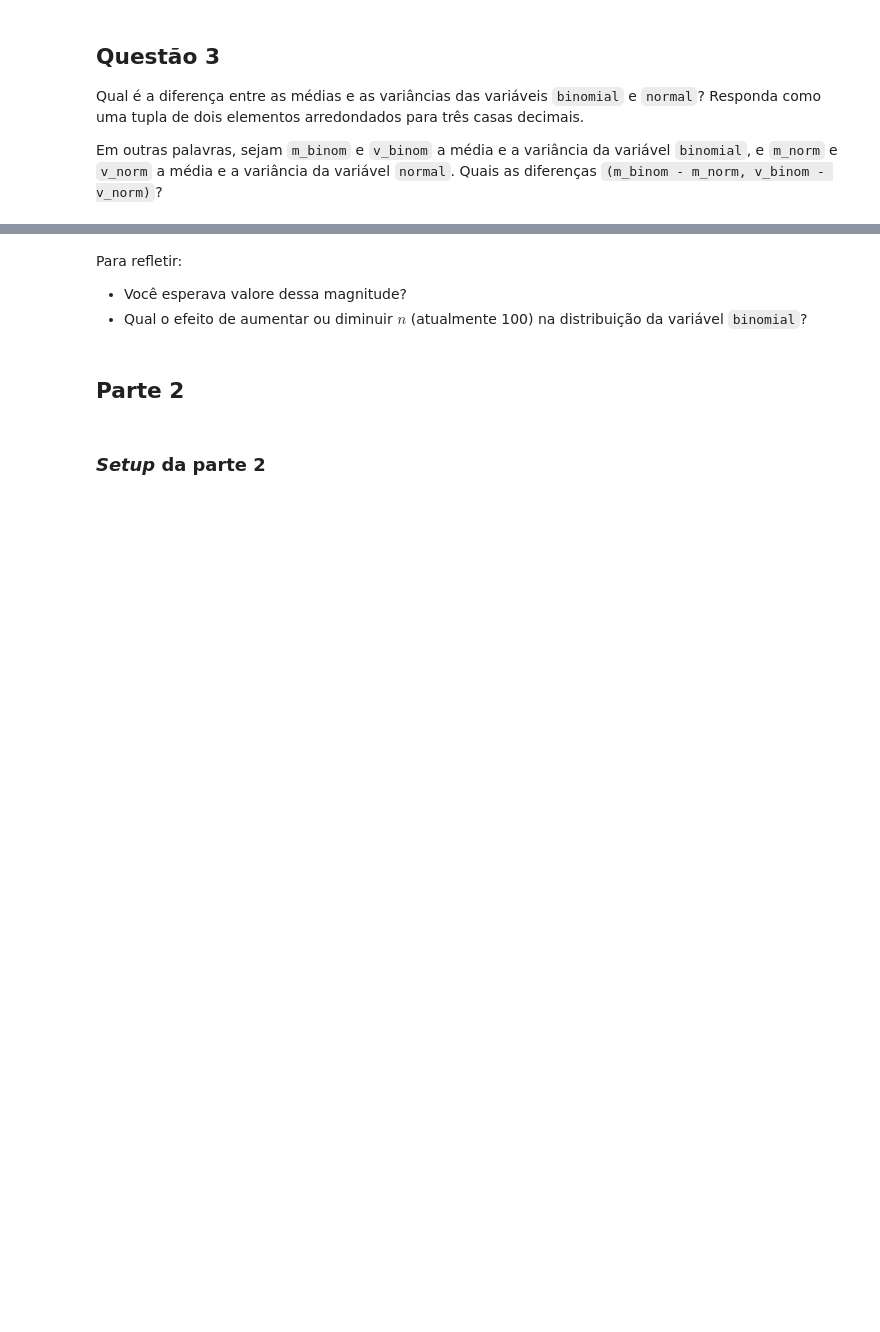
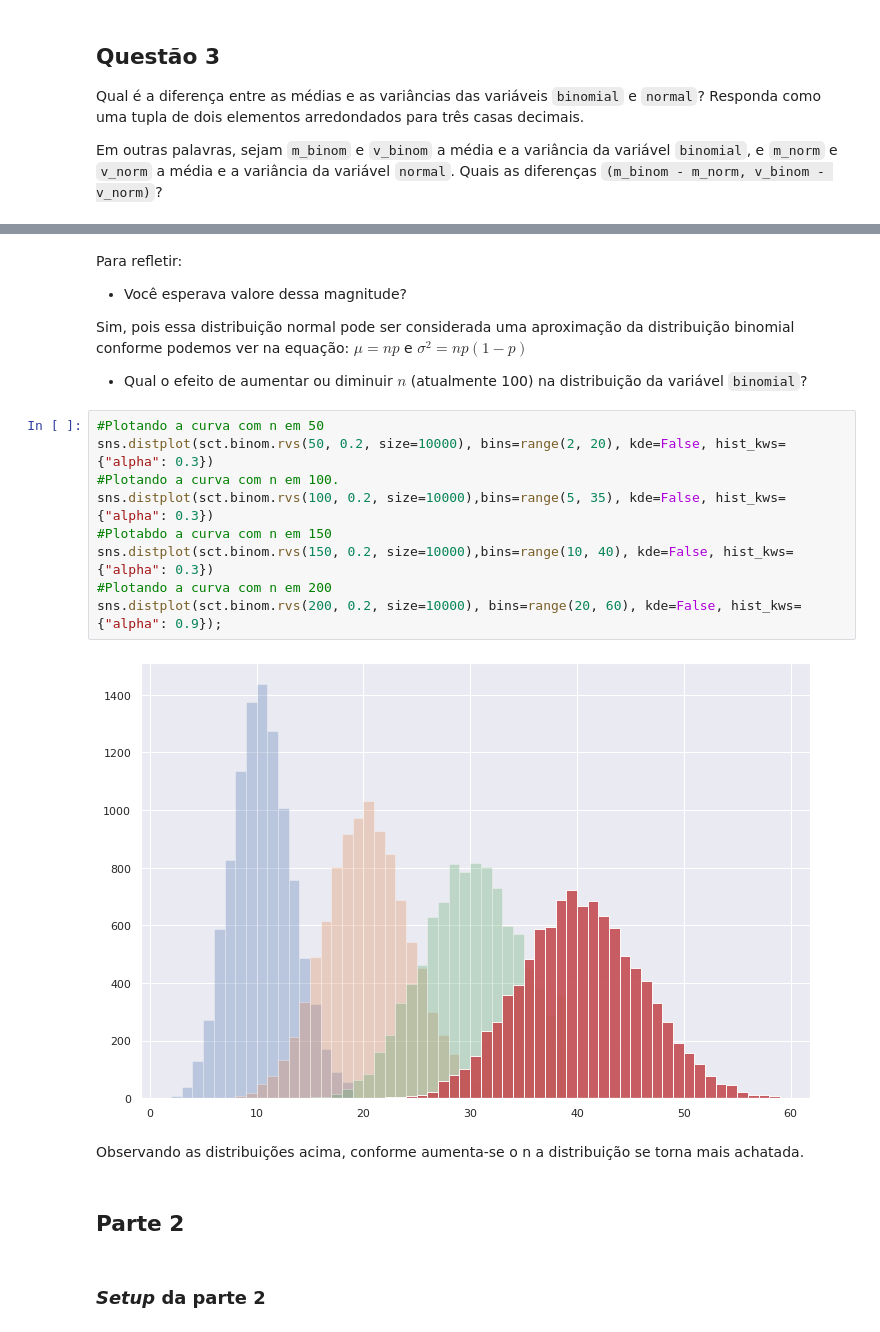
Before and after one commit to vvalcristina/datascience_codenation, a Jupyter notebook: Semana4/Funcoes_de_probabilidade.ipynb, the cells around one changed output, grey strips where cells are left out. Cells and saved outputs as stored; diff of their text form; blank space fills up the shorter version.

```diff
--- a/Semana4/Funcoes_de_probabilidade.ipynb
+++ b/Semana4/Funcoes_de_probabilidade.ipynb
@@ -183,7 +216,22 @@ q3()
 Para refletir:
 
 * Você esperava valore dessa magnitude?
+
+Sim, pois essa distribuição normal pode ser considerada uma aproximação da distribuição binomial conforme podemos ver na equação: $\mu = np$ e $\sigma^{2} = np(1 - p)$
 * Qual o efeito de aumentar ou diminuir $n$ (atualmente 100) na distribuição da variável `binomial`?
+# %%
+#Plotando a curva com n em 50
+sns.distplot(sct.binom.rvs(50, 0.2, size=10000), bins=range(2, 20), kde=False, hist_kws={"alpha": 0.3})
+#Plotando a curva com n em 100.
+sns.distplot(sct.binom.rvs(100, 0.2, size=10000),bins=range(5, 35), kde=False, hist_kws={"alpha": 0.3})
+#Plotabdo a curva com n em 150
+sns.distplot(sct.binom.rvs(150, 0.2, size=10000),bins=range(10, 40), kde=False, hist_kws={"alpha": 0.3})
+#Plotando a curva com n em 200
+sns.distplot(sct.binom.rvs(200, 0.2, size=10000), bins=range(20, 60), kde=False, hist_kws={"alpha": 0.9});
+# %% [output]
+[figure, added]
+# %% [markdown]
+Observando as distribuições acima, conforme aumenta-se o n a distribuição se torna mais achatada.
 # %% [markdown]
 ## Parte 2
 # %% [markdown]
```
Also changed, not shown: parts of 13 cells of this notebook.
